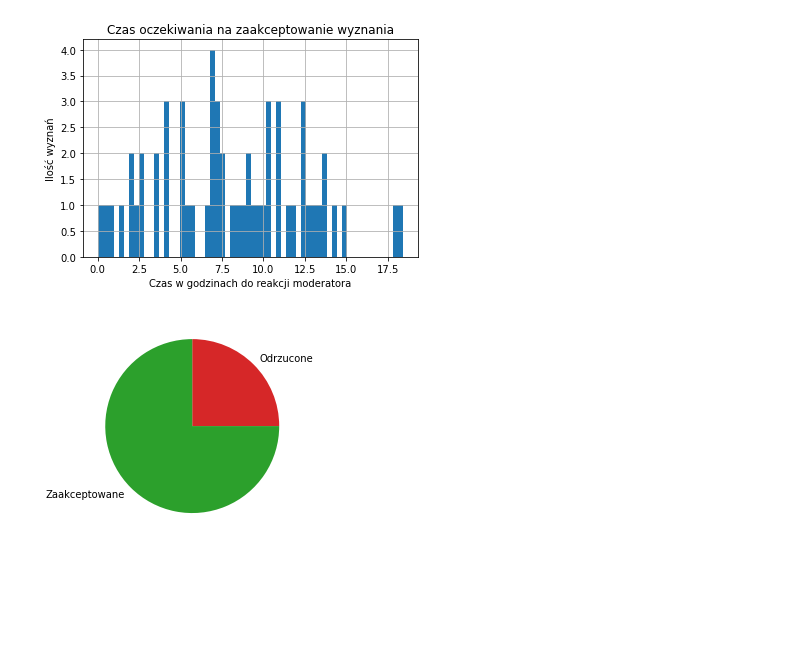
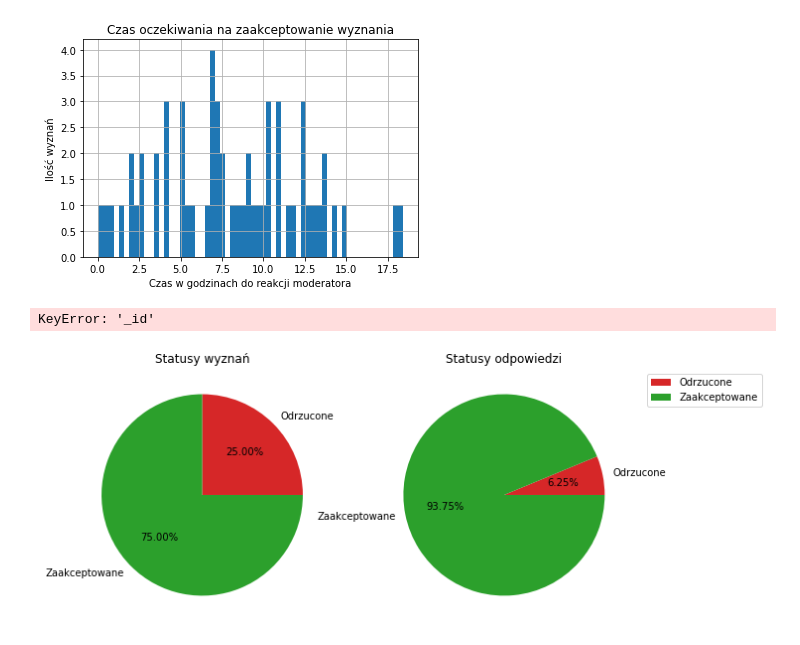
Before and after one commit to cymruu/amw_stats, a Jupyter notebook: docker-stats/stats.ipynb, the cells around one changed output. Cells and saved outputs as stored; diff of their text form; code cells hidden in the pictures; blank space fills up the shorter version.

Commit message:
replies stats

```diff
--- a/docker-stats/stats.ipynb
+++ b/docker-stats/stats.ipynb
@@ -141,27 +141,42 @@ plot.savefig(f'{results_path}/reaction_time_histogram.png',
 plot.show()
 # %% [output]
 [figure]
+# %%
+replies = pd.read_json('../exported/replies.json')
+replies['_id'] = replies['_id'].apply(lambda x: x['$oid'])
+actions['_id'] = actions['_id'].apply(lambda x: x['$oid'])
+# %% [output]
+KeyError: '_id'
 # %%
-data = confessions[['_id', 'status']].groupby('status')
+fix, (ax1, ax2) = plot.subplots(1,2, figsize=(10,10))
+
+confessions_pie_data = confessions[['_id', 'status']].groupby('status')
+replies_pie_data = replies[['_id', 'status']].groupby('status')
 statuses = list(data.groups.keys())
 status_label_map = {
     -1: 'Odrzucone',
     0: 'Oczekujące',
     1: 'Zaakceptowane'
 }
 status_color_map = {
     -1: 'tab:red',
     0: 'tab:orange',
     1: 'tab:green'
 }
+def display_percentage(x):
+    return '{:.2f}%'.format(x)
 labels = [status_label_map[status] for status in statuses]
 colors = [status_color_map[status] for status in statuses]
-plot.pie(data.count()['_id'], labels=labels, colors=colors)
+ax1.set_title('Statusy wyznań')
+ax1.pie(confessions_pie_data.count()['_id'], labels=labels, colors=colors, autopct=display_percentage)
+ax2.set_title('Statusy odpowiedzi')
+ax2.pie(replies_pie_data.count()['_id'], labels=labels, colors=colors, autopct=display_percentage)
 
 plot.savefig(f'{results_path}/statuses_pie.png', bbox_inches='tight')
+plot.legend(bbox_to_anchor=(1.05, 1))
 plot.show()
 # %% [output]
-[figure, old version]
+[figure, new version]
 # %%
 confessions_added = confessions['_id'].count()
 confessions_accepted = confessions[confessions['status'] == 1]['_id'].count()
```
Also changed, not shown: parts of 3 cells of this notebook.
